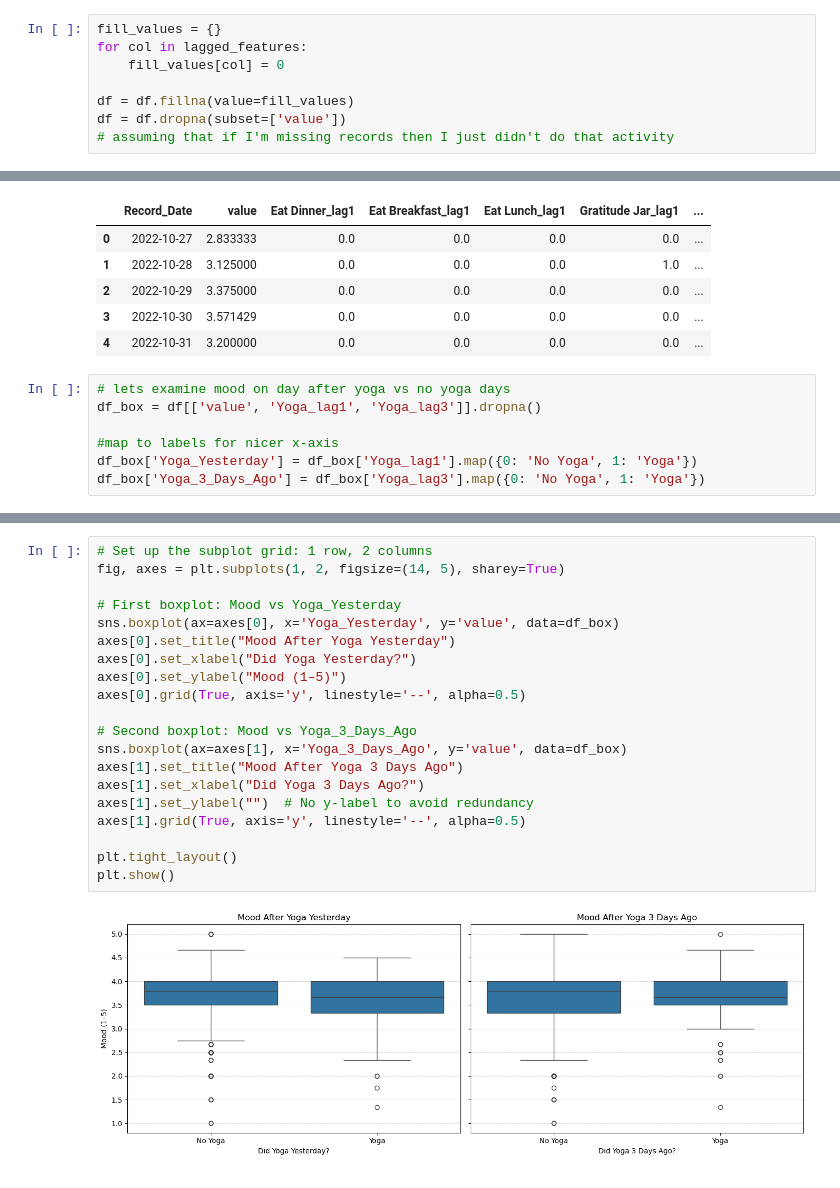
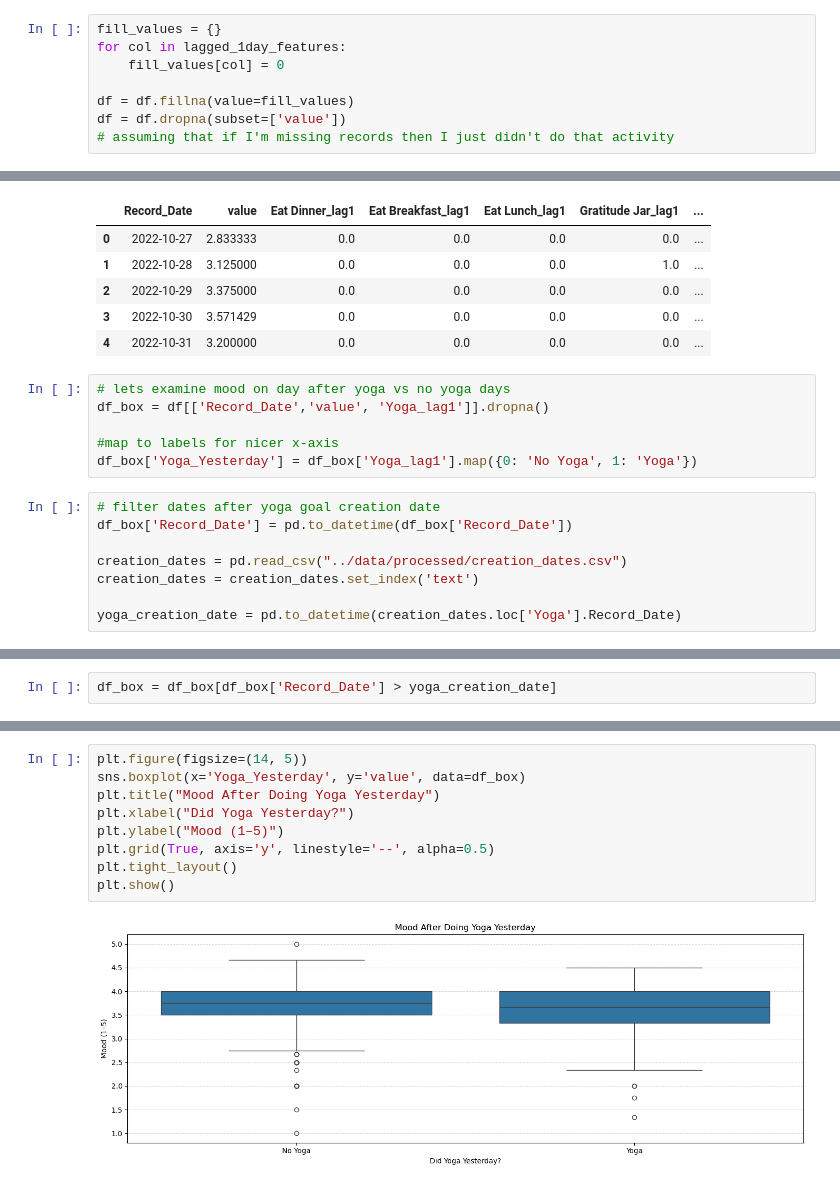
Before and after one commit to kaley-neufeld/Mental-Health-Project, a Jupyter notebook: notebooks/feature_engineering.ipynb, the cells around one changed output, grey strips where cells are left out. Cells and saved outputs as stored; diff of their text form.

Commit message:
implementing creation date truncations; boxplots

```diff
--- a/notebooks/feature_engineering.ipynb
+++ b/notebooks/feature_engineering.ipynb
@@ -66,7 +58,7 @@ exvar_lagged_df = activities_df[lagged_features+['Record_Date']]
 df = pd.merge(avg_feelings_df, exvar_lagged_df, on='Record_Date', how='inner')
 # %%
 fill_values = {}
-for col in lagged_features:
+for col in lagged_1day_features:
     fill_values[col] = 0
 
 df = df.fillna(value=fill_values)
@@ -83,8 +75,15 @@ df.head()
 | 4 | 2022-10-31 | 3.200000 | 0.0 | 0.0 | 0.0 | 0.0 | ... |
 # %%
 # lets examine mood on day after yoga vs no yoga days
-df_box = df[['value', 'Yoga_lag1', 'Yoga_lag3']].dropna()
+df_box = df[['Record_Date','value', 'Yoga_lag1']].dropna()
 
 #map to labels for nicer x-axis
 df_box['Yoga_Yesterday'] = df_box['Yoga_lag1'].map({0: 'No Yoga', 1: 'Yoga'})
-df_box['Yoga_3_Days_Ago'] = df_box['Yoga_lag3'].map({0: 'No Yoga', 1: 'Yoga'})
+# %%
+# filter dates after yoga goal creation date
+df_box['Record_Date'] = pd.to_datetime(df_box['Record_Date'])
+
+creation_dates = pd.read_csv("../data/processed/creation_dates.csv")
+creation_dates = creation_dates.set_index('text')
+
+yoga_creation_date = pd.to_datetime(creation_dates.loc['Yoga'].Record_Date)
@@ -90,0 +94,2 @@ df_box['Yoga_3_Days_Ago'] = df_box['Yoga_lag3'].map({0: 'No Yoga', 1: 'Yoga'})
+# %%
+df_box = df_box[df_box['Record_Date'] > yoga_creation_date]
@@ -91,23 +102,12 @@ df_box['Yoga_3_Days_Ago'] = df_box['Yoga_lag3'].map({0: 'No Yoga', 1: 'Yoga'})
 # %%
-# Set up the subplot grid: 1 row, 2 columns
-fig, axes = plt.subplots(1, 2, figsize=(14, 5), sharey=True)
-
-# First boxplot: Mood vs Yoga_Yesterday
-sns.boxplot(ax=axes[0], x='Yoga_Yesterday', y='value', data=df_box)
-axes[0].set_title("Mood After Yoga Yesterday")
-axes[0].set_xlabel("Did Yoga Yesterday?")
-axes[0].set_ylabel("Mood (1–5)")
-axes[0].grid(True, axis='y', linestyle='--', alpha=0.5)
-
-# Second boxplot: Mood vs Yoga_3_Days_Ago
-sns.boxplot(ax=axes[1], x='Yoga_3_Days_Ago', y='value', data=df_box)
-axes[1].set_title("Mood After Yoga 3 Days Ago")
-axes[1].set_xlabel("Did Yoga 3 Days Ago?")
-axes[1].set_ylabel("")  # No y-label to avoid redundancy
-axes[1].grid(True, axis='y', linestyle='--', alpha=0.5)
-
+plt.figure(figsize=(14, 5))
+sns.boxplot(x='Yoga_Yesterday', y='value', data=df_box)
+plt.title("Mood After Doing Yoga Yesterday")
+plt.xlabel("Did Yoga Yesterday?")
+plt.ylabel("Mood (1–5)")
+plt.grid(True, axis='y', linestyle='--', alpha=0.5)
 plt.tight_layout()
 plt.show()
 # %% [output]
-[figure, old version]
+[figure, new version]
 # %% [markdown]
```
Also changed, not shown: parts of 9 cells of this notebook, 1 other file.
